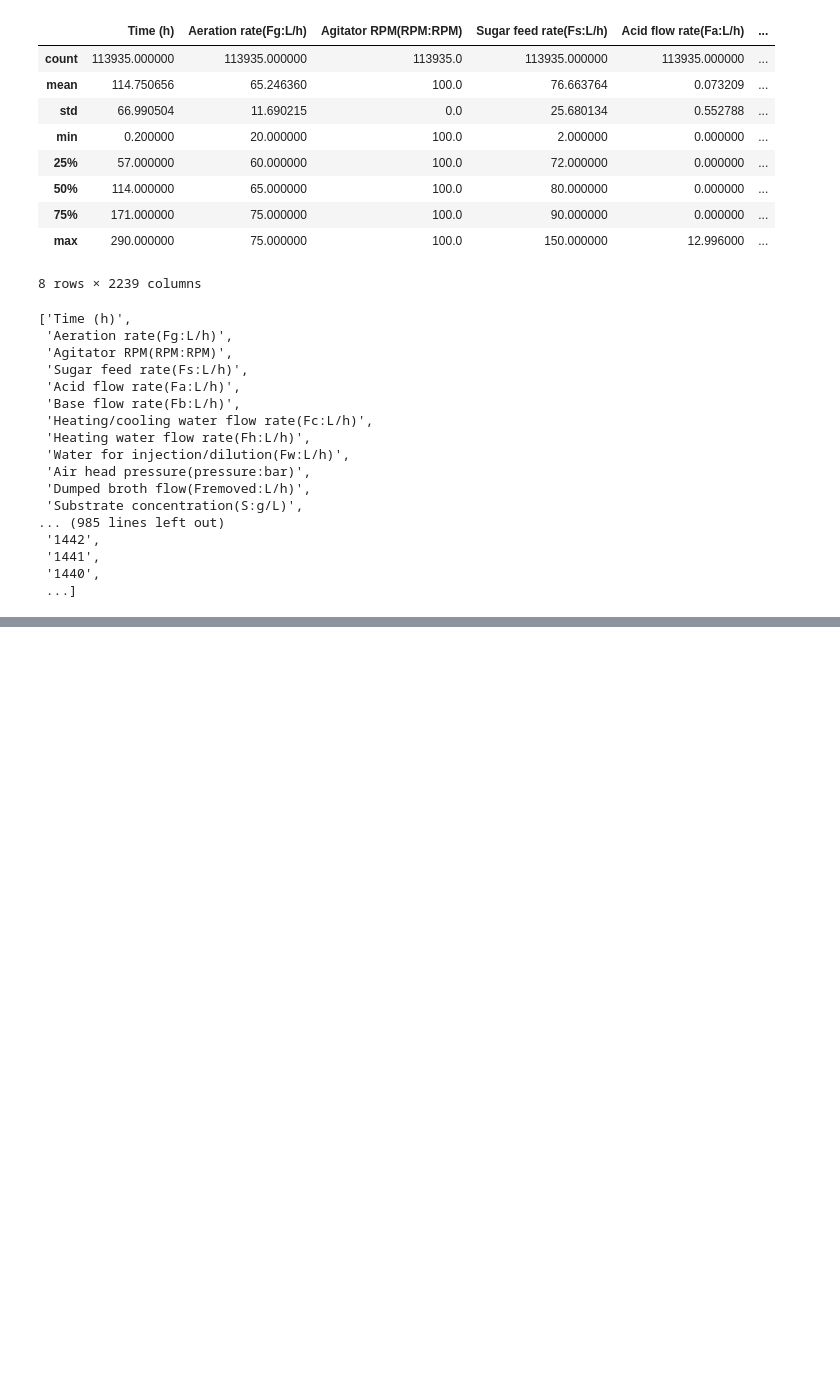
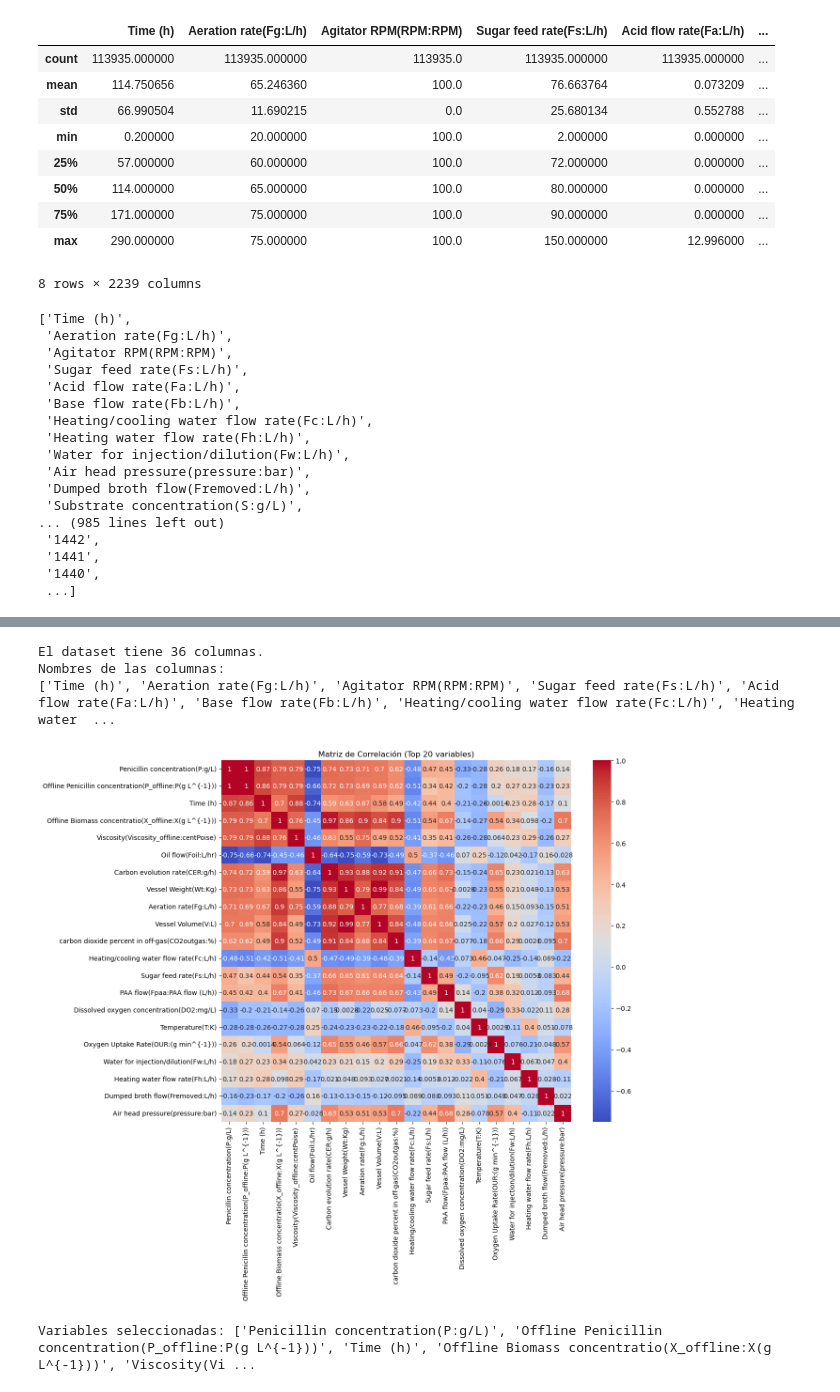
Before and after one commit to MavelSterling/proyecto_reto_insulina_INRAE, a Jupyter notebook: src/lasso.ipynb, the cells around one changed output, grey strips where cells are left out. Drawn from its saved outputs; the diff is of its cells as text; code cells hidden in the pictures; blank space fills up the shorter version.

```diff
--- a/src/lasso.ipynb
+++ b/src/lasso.ipynb
@@ -102,3 +134,43 @@ list(dataset.columns)
+# %%
+print(f"El dataset tiene {df.shape[1]} columnas.")
+print("Nombres de las columnas:")
+print(df.columns.tolist())  # Ver nombres de columnas
+# %% [output]
+El dataset tiene 36 columnas.
+Nombres de las columnas:
+['Time (h)', 'Aeration rate(Fg:L/h)', 'Agitator RPM(RPM:RPM)', 'Sugar feed rate(Fs:L/h)', 'Acid flow rate(Fa:L/h)', 'Base flow rate(Fb:L/h)', 'Heating/cooling water flow rate(Fc:L/h)', 'Heating water  ...
+# %%
+import pandas as pd
+import numpy as np
+import matplotlib.pyplot as plt
+import seaborn as sns
+
+def select_top_correlated_features(df, target_variable, top_n=20):
+    # Calcular correlaciones individuales con la variable objetivo
+    correlations = df.corrwith(df[target_variable]).abs().sort_values(ascending=False)
+
+    # Seleccionar las top_n variables más correlacionadas (incluyendo la variable objetivo)
+    top_features = correlations.head(top_n + 1).index.tolist()
+
+    # Crear dataset reducido
+    reduced_dataset = df[top_features]
+
+    # Mostrar matriz de correlación solo con las variables seleccionadas
+    plt.figure(figsize=(12, 10))
+    sns.heatmap(reduced_dataset.corr(), cmap='coolwarm', annot=True)
+    plt.title('Matriz de Correlación (Top 20 variables)')
+    plt.show()
+
+    print(f"Variables seleccionadas: {top_features}")
+
+    return reduced_dataset
+
+
+target_variable = "Penicillin concentration(P:g/L)"
+df = select_top_correlated_features(df, target_variable)
+# %% [output]
+[figure, added]
+Variables seleccionadas: ['Penicillin concentration(P:g/L)', 'Offline Penicillin concentration(P_offline:P(g L^{-1}))', 'Time (h)', 'Offline Biomass concentratio(X_offline:X(g L^{-1}))', 'Viscosity(Vi ...
 # %%
 
 # Función para encontrar los índices de inicio de los lotes
```
Also changed, not shown: parts of 8 cells of this notebook.
